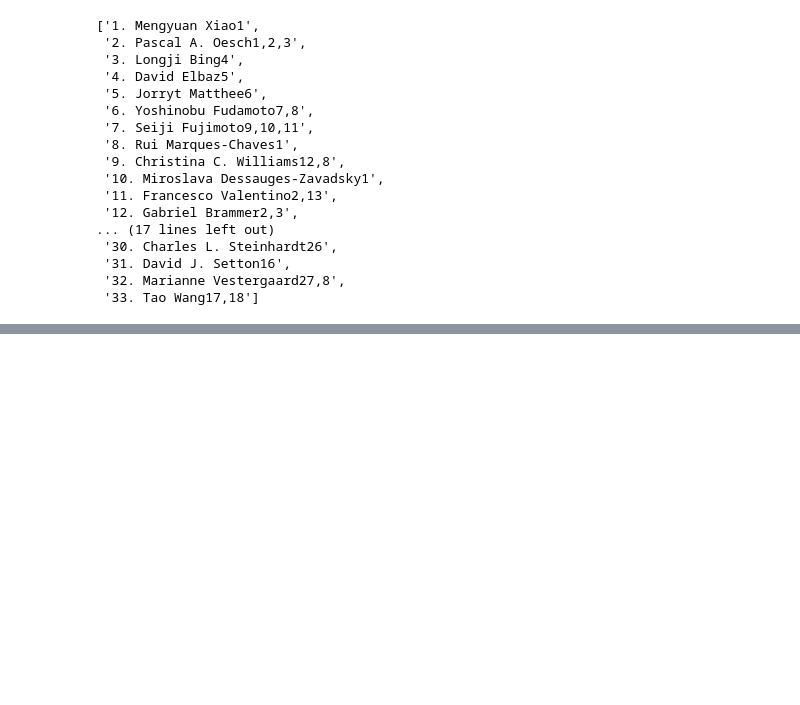
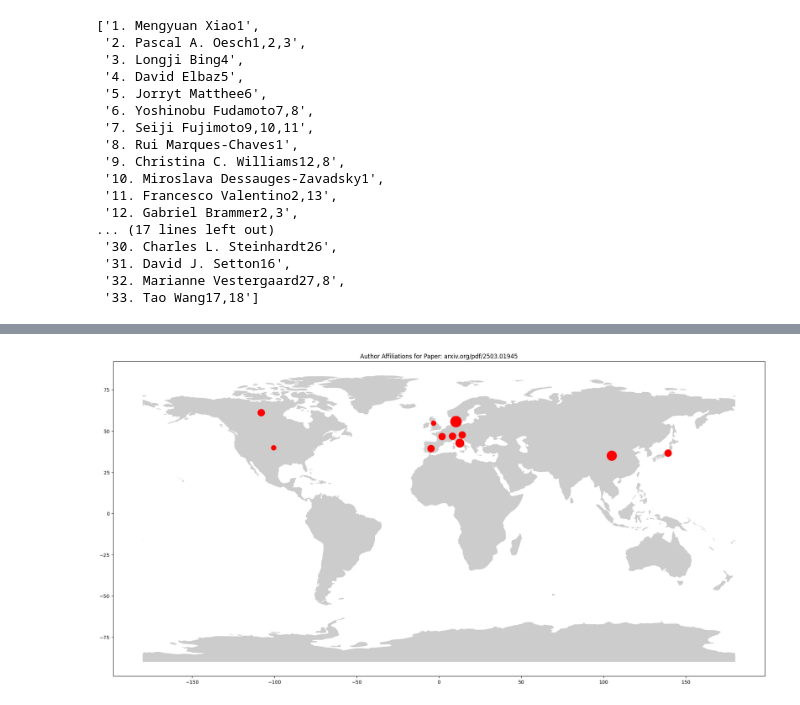
Before and after one commit to romms921/arXiver, a Jupyter notebook: author_affil.ipynb, the cells around one changed output, grey strips where cells are left out. Cells and saved outputs as stored; diff of their text form; code cells hidden in the pictures; blank space fills up the shorter version.

```diff
--- a/author_affil.ipynb
+++ b/author_affil.ipynb
@@ -84,0 +113,5 @@ author_names
+# %%
+author_affiliations = response.json()['data']
+author_affiliations = author_affiliations.split('\n')
+author_affiliations = [affiliation for affiliation in author_affiliations if affiliation != '']
+author_affiliations
@@ -84,0 +136,4 @@ author_names
+# %%
+# Extract countries from author affiliations
+countries = [affiliation.split(',')[-1].strip() for affiliation in author_affiliations]
+countries
@@ -84,0 +173,24 @@ author_names
+# %%
+unique_countries = list(set(countries))
+
+if 'USA' in unique_countries:
+    unique_countries.remove('USA')
+    unique_countries.append('United States')
+if 'UK' in unique_countries:
+    unique_countries.remove('UK')
+    unique_countries.append('United Kingdom')
+if 'UAE' in unique_countries:
+    unique_countries.remove('UAE')
+    unique_countries.append('United Arab Emirates')
+
+# Remove any non-country entries from unique_countries
+unique_countries = [country for country in unique_countries if pycountry.countries.get(name=country)]
+print(unique_countries)
+
+# Count the number of times each country is repeated
+country_counts = {country: countries.count(country) for country in unique_countries}
+
+df = pd.DataFrame({'country': unique_countries})
+df[['latitude', 'longitude']] = df['country'].apply(get_coordinates).apply(pd.Series)
+df['repeats'] = df['country'].map(country_counts)
+df
@@ -84,0 +211,10 @@ author_names
+# %%
+world = geopandas.read_file(geodatasets.get_path("naturalearth.land"))
+
+fig, ax = plt.subplots(figsize=(24, 18))
+world.plot(ax=ax, alpha=0.4, color="grey")
+plt.scatter(df['longitude'], df['latitude'], color='red', s=100 * (df['repeats']+1), alpha=1)
+plt.title('Author Affiliations for Paper: ' + pdf_link)
+plt.show()
+# %% [output]
+[figure, added]
```
Also changed, not shown: parts of 7 cells of this notebook.
